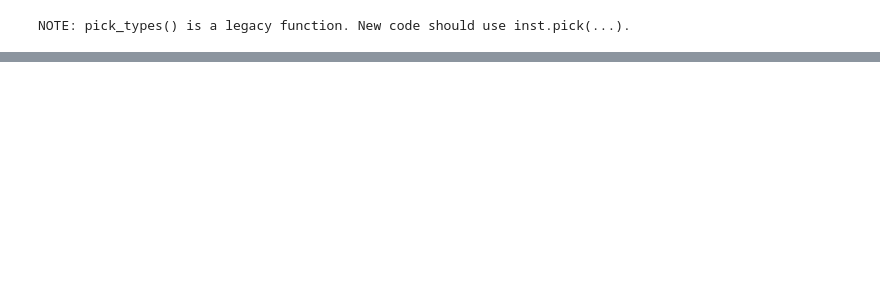
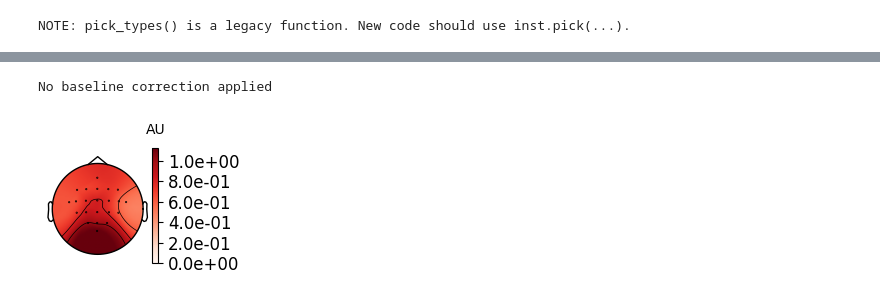
Before and after one commit to AkilanSS/motor-imagery-bci2000, a Jupyter notebook: notebook/eda.ipynb, the cells around one changed output, grey strips where cells are left out. Cells and saved outputs as stored; diff of their text form; code cells hidden in the pictures; blank space fills up the shorter version.

```diff
--- a/notebook/eda.ipynb
+++ b/notebook/eda.ipynb
@@ -226,0 +263,22 @@ Done.
+# %%
+import matplotlib.pyplot as plt
+import mne
+from mne.time_frequency import tfr_morlet
+import numpy as np
+
+epochs_eeg = epochs.copy().pick_types(eeg=True)
+montage = mne.channels.make_standard_montage('standard_1020')
+epochs_eeg.set_montage(montage, match_case=False, on_missing='ignore')
+
+print(f"Number of dig points: {len(epochs_eeg.info['dig'])}")
+print(f"Channel names: {epochs_eeg.ch_names}")
+
+
+freqs = np.arange(8, 30, 2)
+n_cycles = freqs / 2.
+
+power = tfr_morlet(epochs_eeg, freqs=freqs, n_cycles=n_cycles,
+                    use_fft=True, return_itc=False, average=False)
+
+power.apply_baseline(baseline=(-0.5, 0), mode='percent')
+print(power.data.min(), power.data.max())
@@ -226,0 +292,9 @@ Done.
+# %%
+fig = power['left_hand'].average().plot_topomap(
+    tmin=0.5, tmax=3.5, fmin=8, fmax=30
+)
+fig.suptitle('ERD - left_hand')
+plt.show()
+# %% [output]
+No baseline correction applied
+[figure, added]
```
Also changed, not shown: parts of 15 cells of this notebook.
